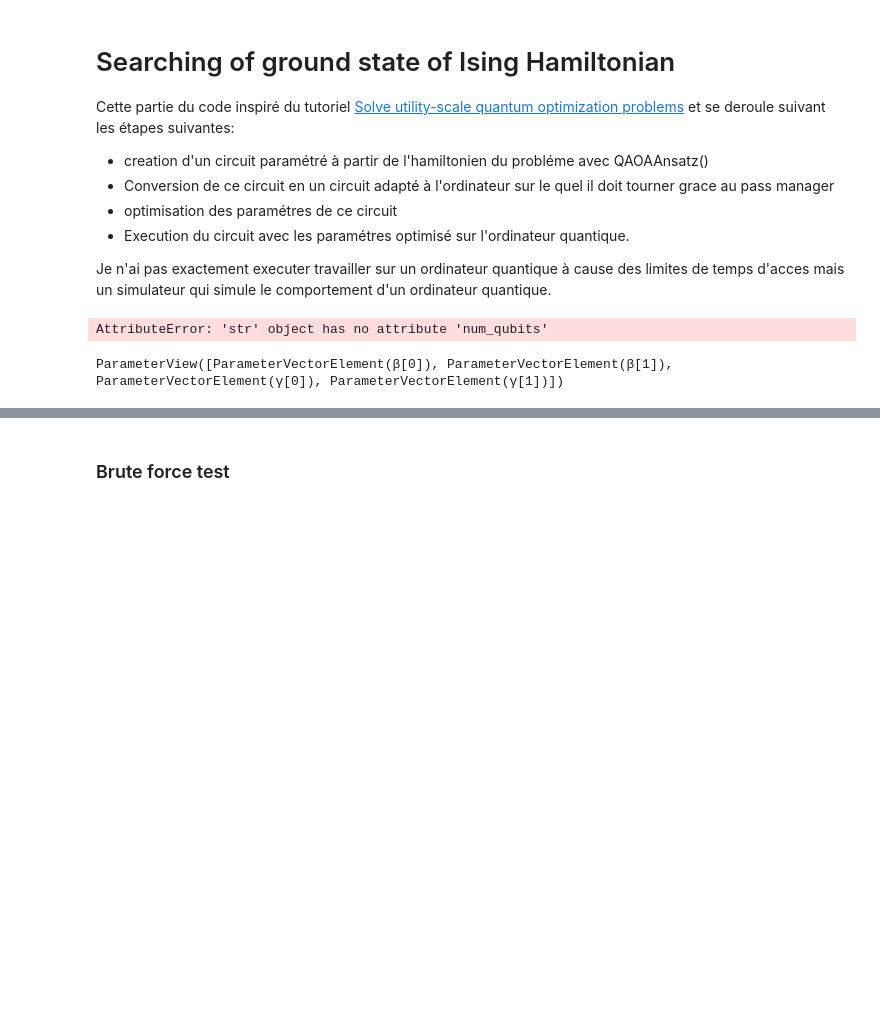
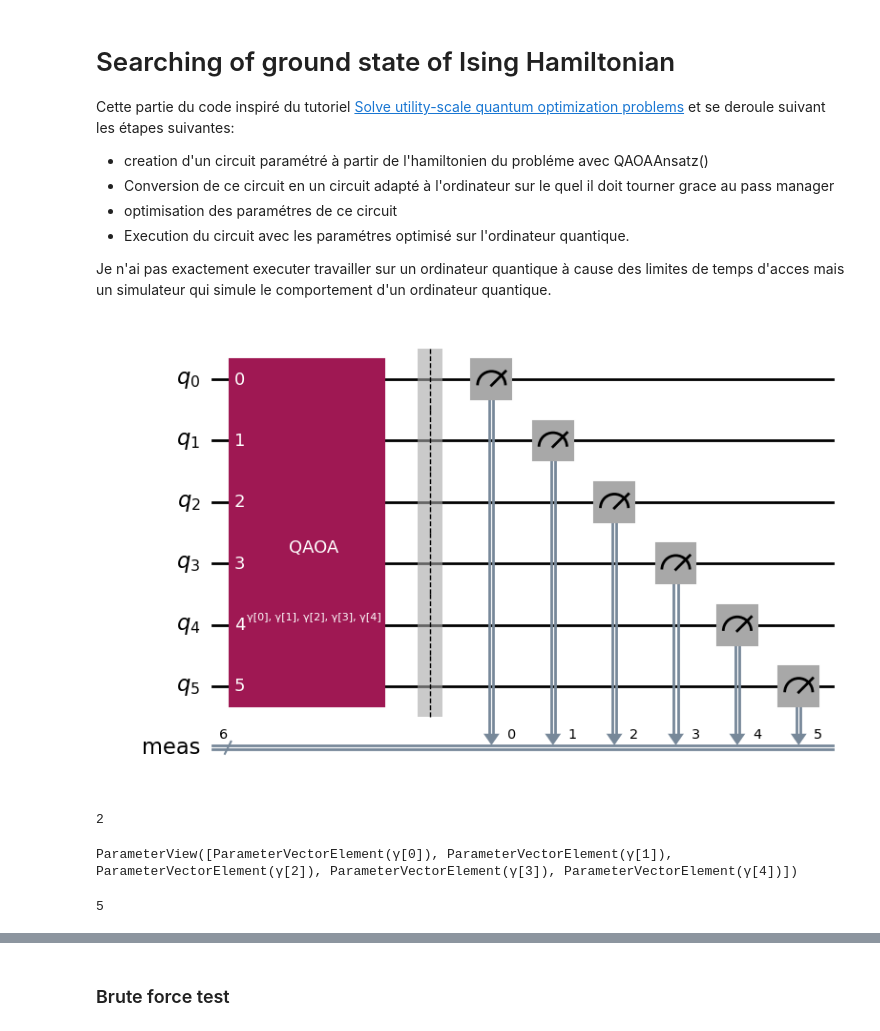
Before and after one commit to darkmatter2000/Clinical-Trial-Optimization-, a Jupyter notebook: cto_qiskit.ipynb, the cells around one changed output, grey strips where cells are left out. Cells and saved outputs as stored; diff of their text form; code cells hidden in the pictures; blank space fills up the shorter version.

```diff
--- a/cto_qiskit.ipynb
+++ b/cto_qiskit.ipynb
@@ -90,7 +90,7 @@ En remplaçant la contrainte $x_{i1} + x_{i2} = 1$ dans le problème, nous rédu
 ## Implémentation
 À ce stade, le problème est bien défini pour être implémenté avec l'algorithme QAOA. La prochaine étape consiste à le transformer en un problème QUBO.
 # %%
-n =   10 #number of subjects
+n =   6 #number of subjects
 N = 1 # on enléve la division par 1 dans la fonction objective
 rho = 0.5
 # %%
@@ -699,19 +692,42 @@ Cette partie du code inspiré du tutoriel [Solve utility-scale quantum optimizat
 * Execution du circuit avec les paramétres optimisé sur l'ordinateur quantique.
 
 Je n'ai pas exactement executer travailler sur un ordinateur quantique à cause des limites de temps d'acces mais un  simulateur qui simule le comportement d'un ordinateur quantique.
+# %%
+from qiskit import QuantumCircuit
+from qiskit.quantum_info import Pauli
+
+# Définir un mixer XY pour un système avec plusieurs qubits
+def xy_mixer_circuit(num_qubits):
+    qc = QuantumCircuit(num_qubits)
+    for i in range(0, num_qubits - 1, 1):  # Appliquer sur des paires de qubits (0-1, 2-3, ...)
+        # Pauli-X sur les qubits en interaction
+        qc.cx(i, i + 1)  # Applique une porte CNOT entre les deux qubits
+        qc.ry(0.5, i + 1)  # Rotation autour de Y sur le qubit cible
+        qc.cx(i, i + 1)  # Appliquer de nouveau une CNOT pour créer une interaction XY
+    return qc
+
+# Créer un circuit de mixage XY pour 4 qubits
+mixer_circuit = xy_mixer_circuit(10)
+#mixer_circuit.draw('mpl')
 # %%
 from qiskit.circuit.library import QAOAAnsatz
 
-circuit = QAOAAnsatz(cost_operator= ising_hamiltonian , reps=2 , mixer_operator= XY)
+#circuit = QAOAAnsatz(cost_operator= ising_hamiltonian , reps=2 , mixer_operator= xy_mixer_circuit(n))
+#circuit = QAOAAnsatz(cost_operator= ising_hamiltonian , reps= 5 , mixer_operator= xy_mixer_circuit(n))
+circuit = QAOAAnsatz(cost_operator= ising_hamiltonian , reps= 5 , mixer_operator= xy_mixer_circuit(n))
 circuit.measure_all()
 
-circuit.draw('mpl' , fold = False , scale = 0.2 , idle_wires = False)
+circuit.draw('mpl' , fold = False , scale = 1 , idle_wires = False)
 # %% [output]
-AttributeError: 'str' object has no attribute 'num_qubits'
+[figure, added]
+# %%
+circuit.depth()
+# %% [output]
+2
 # %%
 circuit.parameters
 # %% [output]
-ParameterView([ParameterVectorElement(β[0]), ParameterVectorElement(β[1]), ParameterVectorElement(γ[0]), ParameterVectorElement(γ[1])])
+ParameterView([ParameterVectorElement(γ[0]), ParameterVectorElement(γ[1]), ParameterVectorElement(γ[2]), ParameterVectorElement(γ[3]), ParameterVectorElement(γ[4])])
 # %%
 from qiskit_ibm_runtime import QiskitRuntimeService
 from qiskit_aer import AerSimulator
@@ -732,3 +748,7 @@ init_params = [initial_gamma ,  initial_beta , initial_gamma , initial_beta]
+# %%
+len(init_params)
+# %% [output]
+5
 # %%
 def cost_func_estimator(params , ansatz , hamiltonian ,  estimator):
 
```
Also changed, not shown: parts of 20 cells of this notebook.
